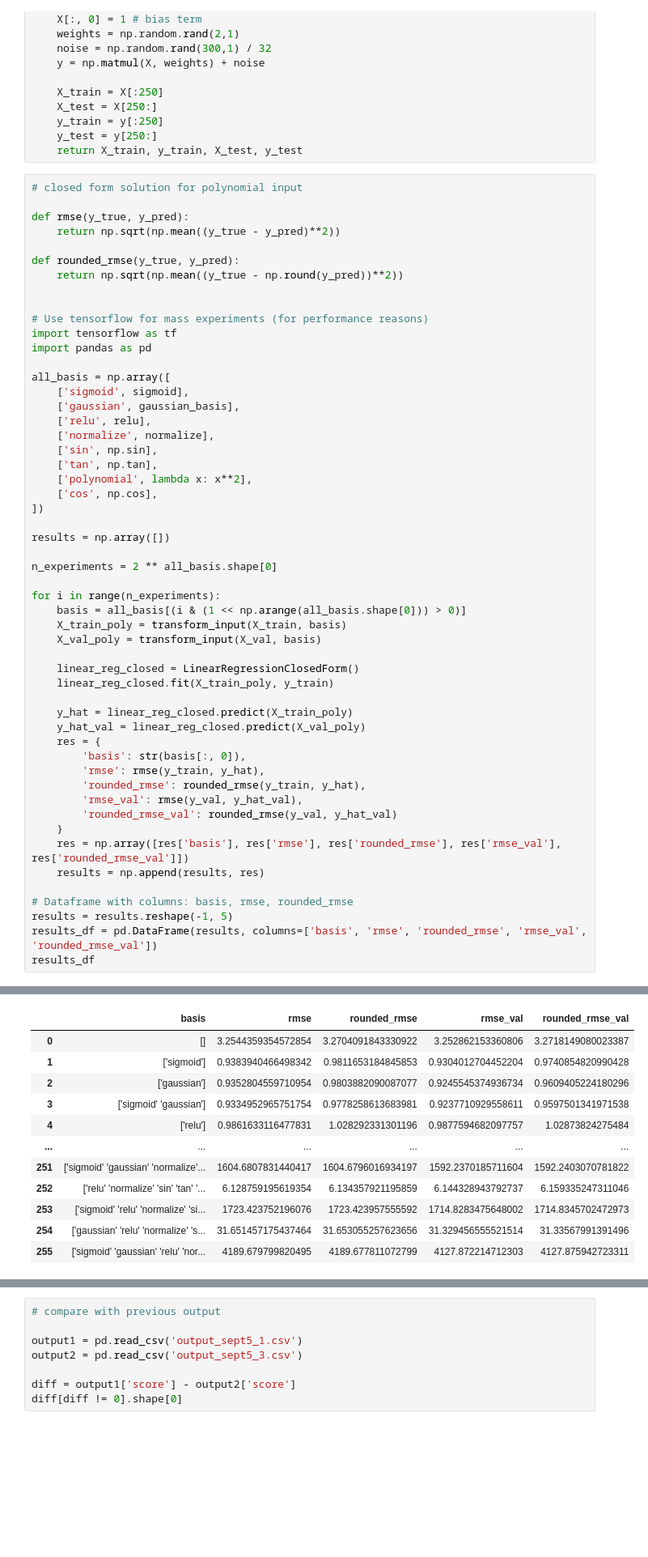
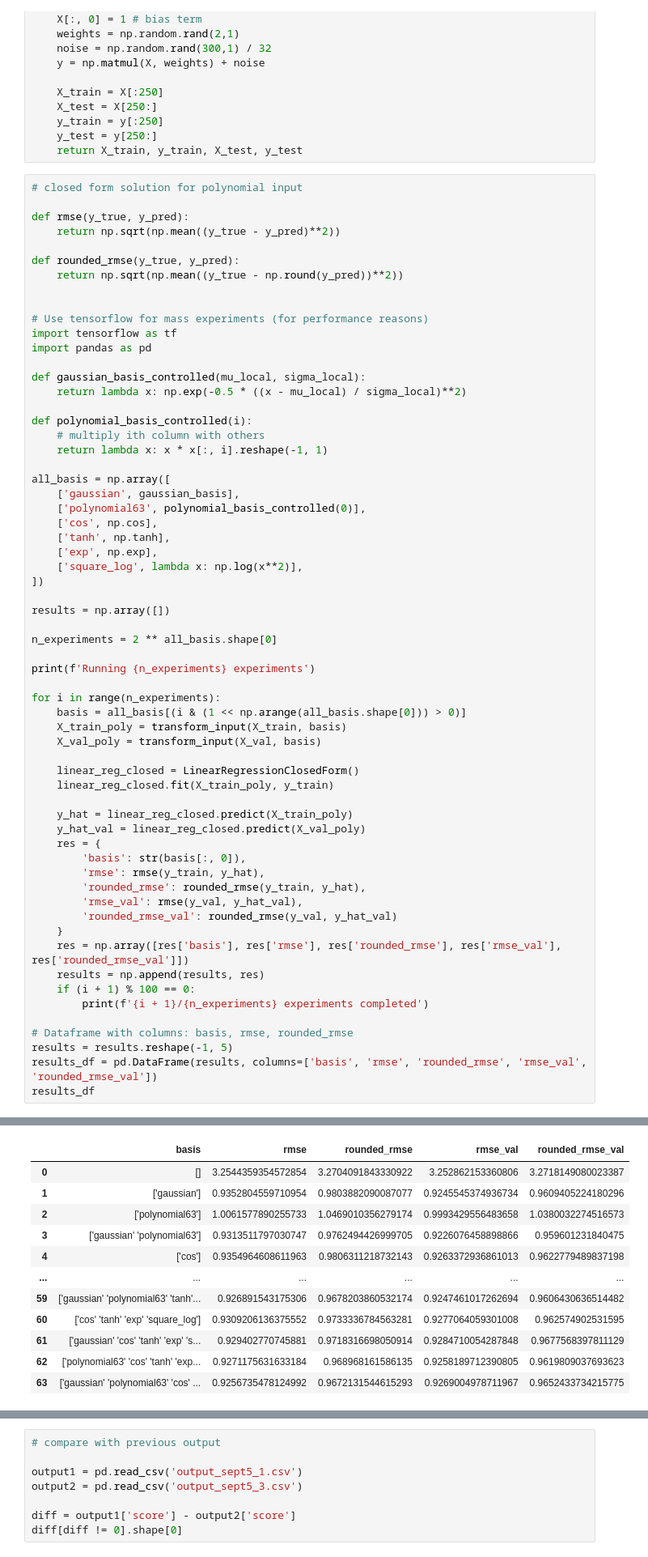
Before and after one commit to amaljoe/FML_assignment1, a Jupyter notebook: kaggle_final.ipynb, the cells around one changed output, grey strips where cells are left out. Shown at 81% size. Saved outputs shown, nothing was run; the diff lists cells and outputs as text; blank space fills up the shorter version.

```diff
--- a/kaggle_final.ipynb
+++ b/kaggle_final.ipynb
@@ -538,20 +549,27 @@ def rounded_rmse(y_true, y_pred):
 import tensorflow as tf
 import pandas as pd
 
+def gaussian_basis_controlled(mu_local, sigma_local):
+    return lambda x: np.exp(-0.5 * ((x - mu_local) / sigma_local)**2)
+
+def polynomial_basis_controlled(i):
+    # multiply ith column with others
+    return lambda x: x * x[:, i].reshape(-1, 1)
+
 all_basis = np.array([
-    ['sigmoid', sigmoid],
     ['gaussian', gaussian_basis],
-    ['relu', relu],
-    ['normalize', normalize],
-    ['sin', np.sin],
-    ['tan', np.tan],
-    ['polynomial', lambda x: x**2],
+    ['polynomial63', polynomial_basis_controlled(0)],
     ['cos', np.cos],
+    ['tanh', np.tanh],
+    ['exp', np.exp],
+    ['square_log', lambda x: np.log(x**2)],
 ])
 
 results = np.array([])
 
 n_experiments = 2 ** all_basis.shape[0]
+
+print(f'Running {n_experiments} experiments')
 
 for i in range(n_experiments):
     basis = all_basis[(i & (1 << np.arange(all_basis.shape[0])) > 0)]
@@ -572,6 +590,8 @@ for i in range(n_experiments):
     }
     res = np.array([res['basis'], res['rmse'], res['rounded_rmse'], res['rmse_val'], res['rounded_rmse_val']])
     results = np.append(results, res)
+    if (i + 1) % 100 == 0:
+        print(f'{i + 1}/{n_experiments} experiments completed')
 
 # Dataframe with columns: basis, rmse, rounded_rmse
 results = results.reshape(-1, 5)
@@ -581,12 +602,12 @@ results_df
 |  | basis | rmse | rounded_rmse | rmse_val | rounded_rmse_val |
 | 0 | [] | 3.2544359354572854 | 3.2704091843330922 | 3.252862153360806 | 3.2718149080023387 |
-| 1 | ['sigmoid'] | 0.9383940466498342 | 0.9811653184845853 | 0.9304012704452204 | 0.9740854820990428 |
-| 2 | ['gaussian'] | 0.9352804559710954 | 0.9803882090087077 | 0.9245545374936734 | 0.9609405224180296 |
-| 3 | ['sigmoid' 'gaussian'] | 0.9334952965751754 | 0.9778258613683981 | 0.9237710929558611 | 0.9597501341971538 |
-| 4 | ['relu'] | 0.9861633116477831 | 1.028292331301196 | 0.9877594682097757 | 1.02873824275484 |
+| 1 | ['gaussian'] | 0.9352804559710954 | 0.9803882090087077 | 0.9245545374936734 | 0.9609405224180296 |
+| 2 | ['polynomial63'] | 1.0061577890255733 | 1.0469010356279174 | 0.9993429556483658 | 1.0380032274516573 |
+| 3 | ['gaussian' 'polynomial63'] | 0.9313511797030747 | 0.9762494426999705 | 0.9226076458898866 | 0.959601231840475 |
+| 4 | ['cos'] | 0.9354964608611963 | 0.9806311218732143 | 0.9263372936861013 | 0.9622779489837198 |
 | ... | ... | ... | ... | ... | ... |
-| 251 | ['sigmoid' 'gaussian' 'normalize'... | 1604.6807831440417 | 1604.6796016934197 | 1592.2370185711604 | 1592.2403070781822 |
-| 252 | ['relu' 'normalize' 'sin' 'tan' '... | 6.128759195619354 | 6.134357921195859 | 6.144328943792737 | 6.159335247311046 |
-| 253 | ['sigmoid' 'relu' 'normalize' 'si... | 1723.423752196076 | 1723.423957555592 | 1714.8283475648002 | 1714.8345702472973 |
-| 254 | ['gaussian' 'relu' 'normalize' 's... | 31.651457175437464 | 31.653055257623656 | 31.329456555521514 | 31.33567991391496 |
-| 255 | ['sigmoid' 'gaussian' 'relu' 'nor... | 4189.679799820495 | 4189.677811072799 | 4127.872214712303 | 4127.875942723311 |
+| 59 | ['gaussian' 'polynomial63' 'tanh'... | 0.926891543175306 | 0.9678203860532174 | 0.9247461017262694 | 0.9606430636514482 |
+| 60 | ['cos' 'tanh' 'exp' 'square_log'] | 0.9309206136375552 | 0.9733336784563281 | 0.9277064059301008 | 0.962574902531595 |
+| 61 | ['gaussian' 'cos' 'tanh' 'exp' 's... | 0.929402770745881 | 0.9718316698050914 | 0.9284710054287848 | 0.9677568397811129 |
+| 62 | ['polynomial63' 'cos' 'tanh' 'exp... | 0.9271175631633184 | 0.968968161586135 | 0.9258189712390805 | 0.9619809037693623 |
+| 63 | ['gaussian' 'polynomial63' 'cos' ... | 0.9256735478124992 | 0.9672131544615293 | 0.9269004978711967 | 0.9652433734215775 |
```
Also changed, not shown: parts of 10 cells of this notebook, 1 other file.
